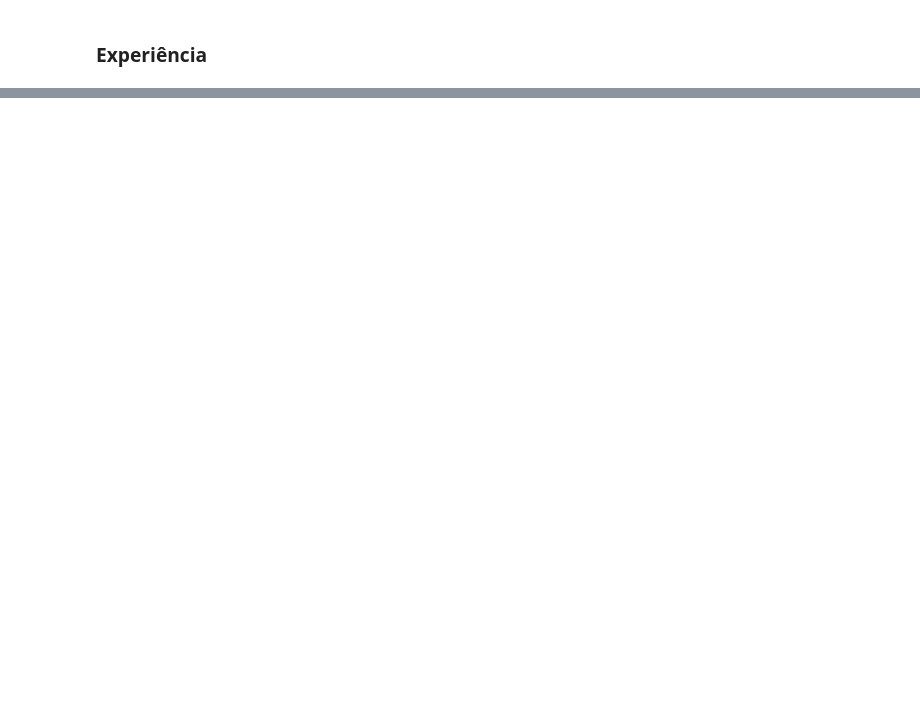
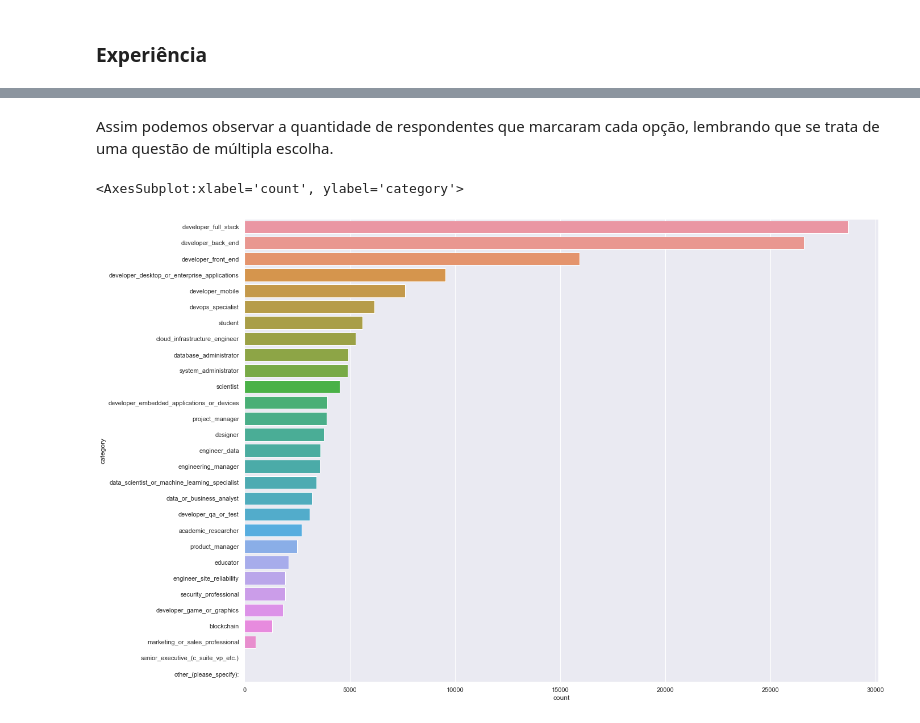
Before and after one commit to mihmilicio/data-science, a Jupyter notebook: visualizacao.ipynb, the cells around one changed output, grey strips where cells are left out. Drawn from its saved outputs; the diff is of its cells as text; code cells hidden in the pictures; blank space fills up the shorter version.

```diff
--- a/visualizacao.ipynb
+++ b/visualizacao.ipynb
@@ -180,0 +195,3 @@ sns.barplot(data=dfg_learncode, x="count", y="category", orient="h")
+# %%
+devtype_categories = set(chain.from_iterable(x.split(";") for x in df['DevType'] if isinstance(x, str)))
+devtype_categories
@@ -180,0 +216,15 @@ sns.barplot(data=dfg_learncode, x="count", y="category", orient="h")
+# %% [markdown]
+Assim podemos observar a quantidade de respondentes que marcaram cada opção, lembrando que se trata de uma questão de múltipla escolha.
+# %%
+dfg_devtype = pd.DataFrame()
+
+for category in devtype_categories:
+  dfg_devtype = dfg_devtype.append({'category': category, 'count': df['DevType'].str.contains(category).sum()}, ignore_index=True)
+
+dfg_devtype = dfg_devtype.sort_values('count', ascending=False)
+
+plt.figure(figsize=(20,15))
+sns.barplot(data=dfg_devtype, x="count", y="category", orient="h")
+# %% [output]
+<AxesSubplot:xlabel='count', ylabel='category'>
+[figure, added]
```
Also changed, not shown: parts of 15 cells of this notebook, 2 other files.
